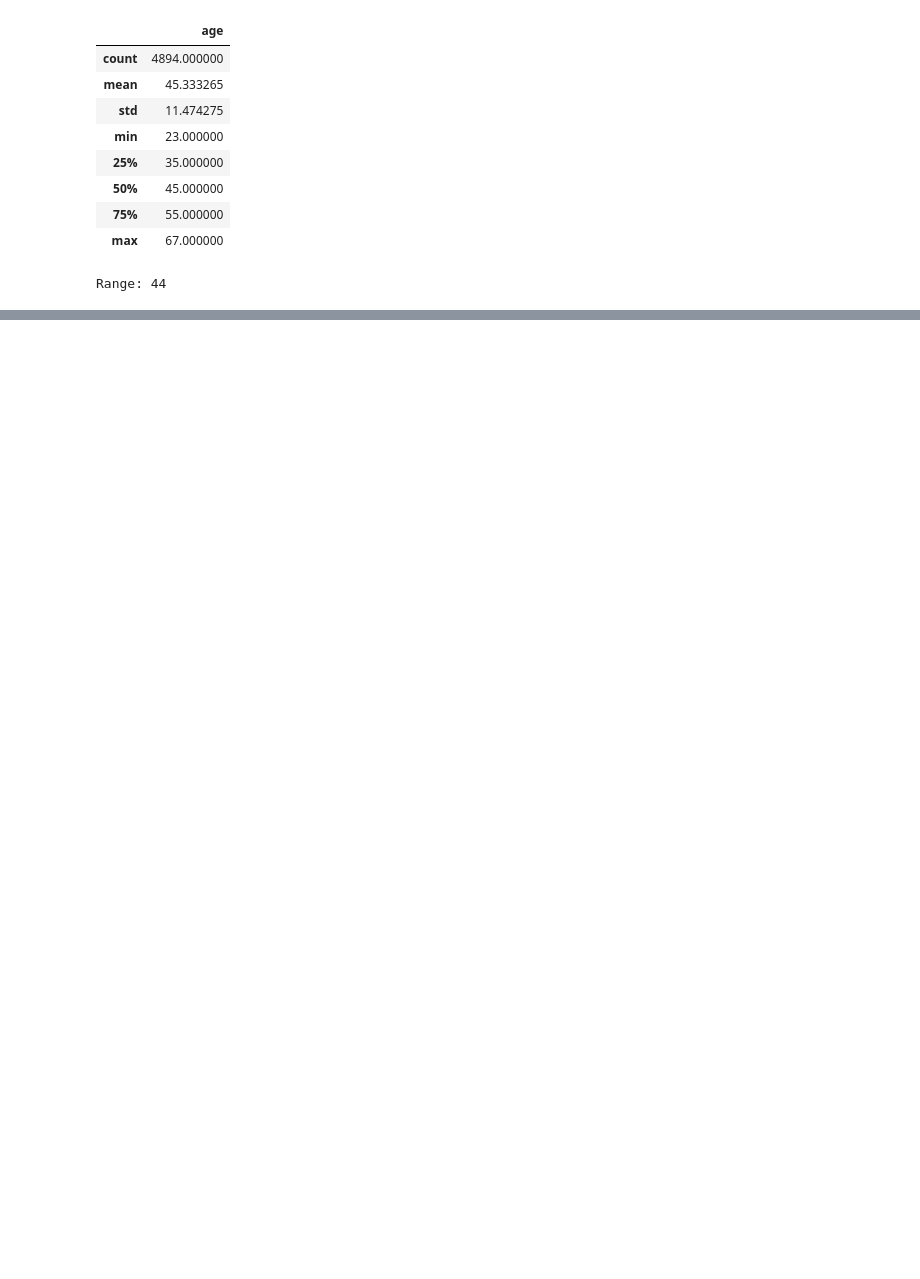
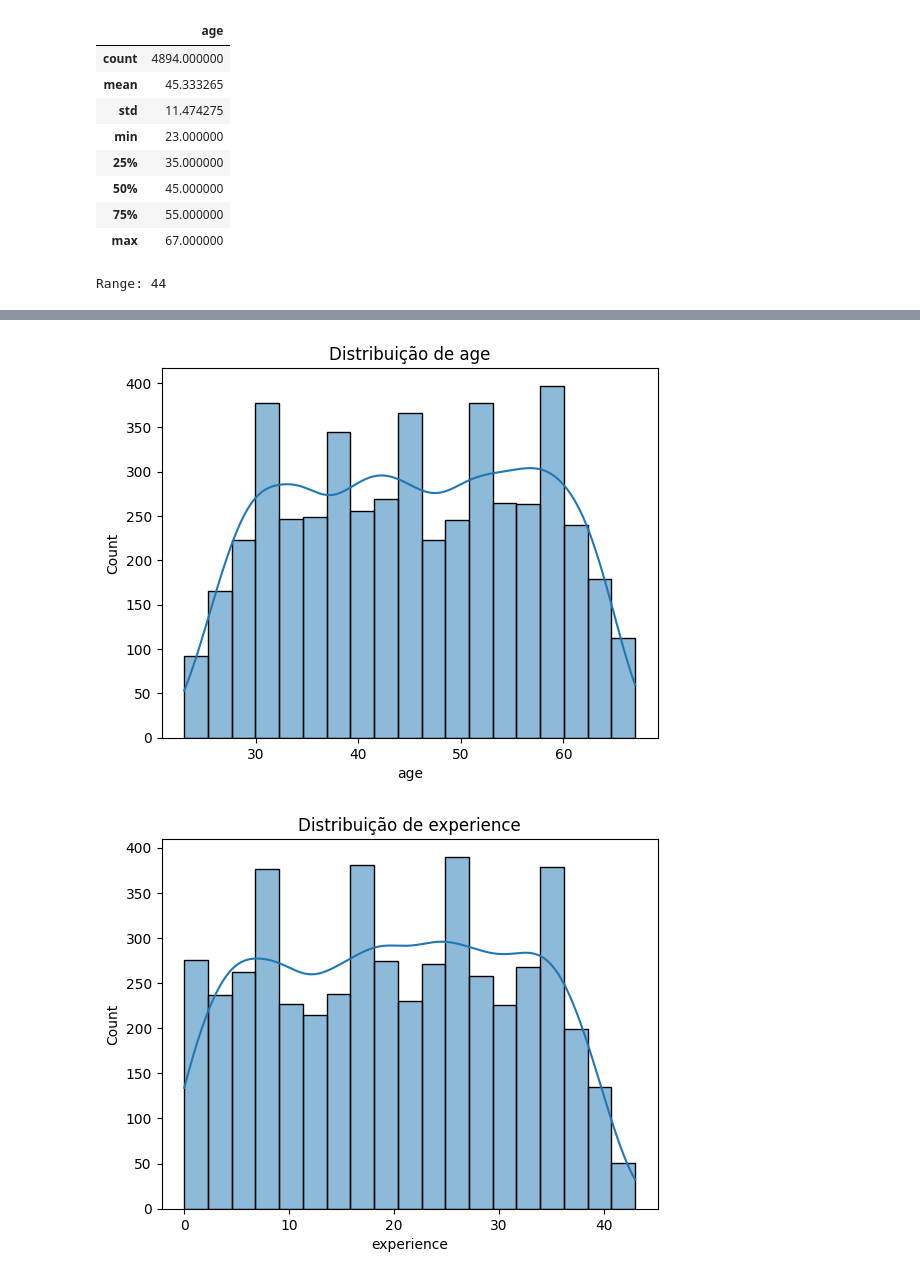
Before and after one commit to marqsleal/machine-learning-1, a Jupyter notebook: src/notebooks/preprocess.ipynb, the cells around one changed output, grey strips where cells are left out. Cells and saved outputs as stored; diff of their text form; code cells hidden in the pictures; blank space fills up the shorter version.

```diff
--- a/src/notebooks/preprocess.ipynb
+++ b/src/notebooks/preprocess.ipynb
@@ -208,0 +155,8 @@ df_preprocessed
+# %%
+for col in df_numerical.columns:
+    sns.histplot(df_numerical[col], kde=True)
+    plt.title(f'Distribuição de {col}')
+    plt.show()
+# %% [output]
+[figure, added]
+[figure, added]
```
Also changed, not shown: parts of 28 cells of this notebook.
